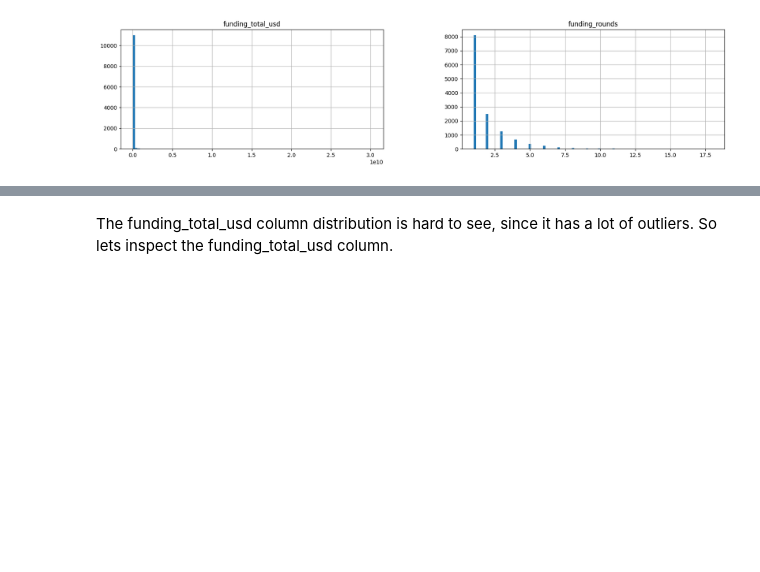
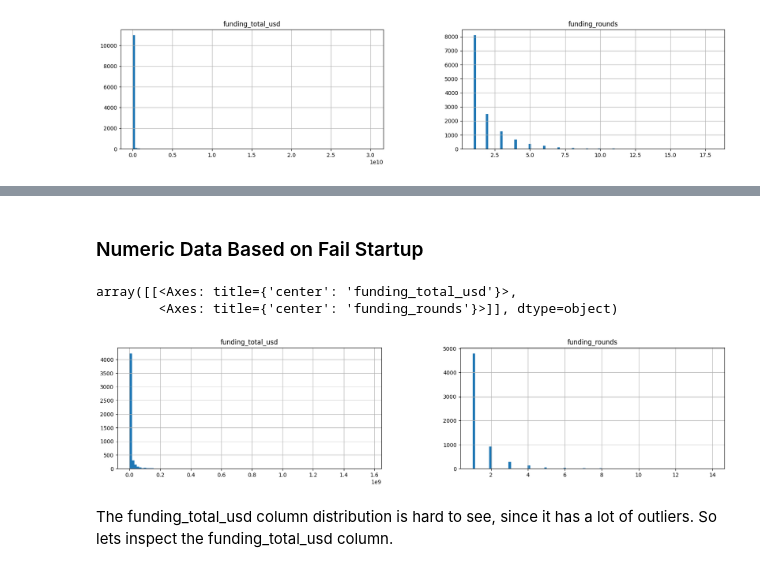
Before and after one commit to alfiannajih/startup-prediction, a Jupyter notebook: EDA startup.ipynb, the cells around one changed output, grey strips where cells are left out. Saved outputs shown, nothing was run; the diff lists cells and outputs as text; code cells hidden in the pictures; blank space fills up the shorter version.

```diff
--- a/EDA startup.ipynb
+++ b/EDA startup.ipynb
@@ -227,3 +237,13 @@ plt.show()
+# %% [markdown]
+### Numeric Data Based on Fail Startup
+# %%
+fail_startup = raw_data[raw_data['status']=='fail']
+
+fail_startup.hist(bins=100, figsize=(20, 4))
+# %% [output]
+array([[<Axes: title={'center': 'funding_total_usd'}>,
+        <Axes: title={'center': 'funding_rounds'}>]], dtype=object)
+[figure, added]
 # %% [markdown]
 The funding_total_usd column distribution is hard to see, since it has a lot of outliers. So lets inspect the funding_total_usd column.
 # %%
```
Also changed, not shown: parts of 28 cells of this notebook.
